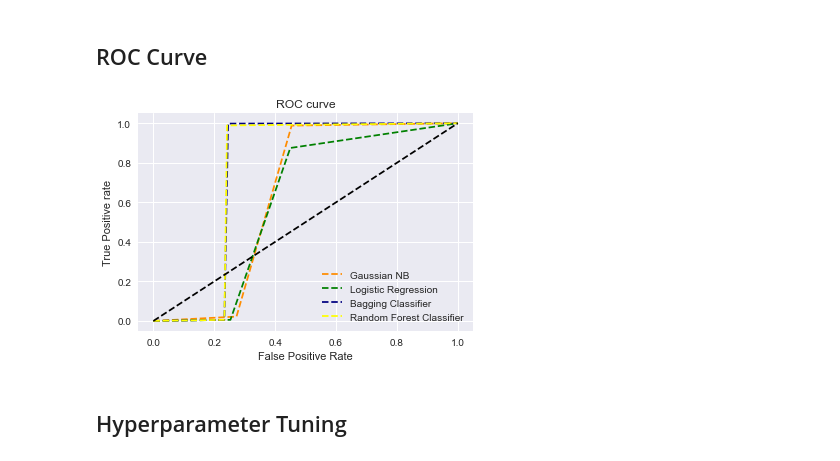
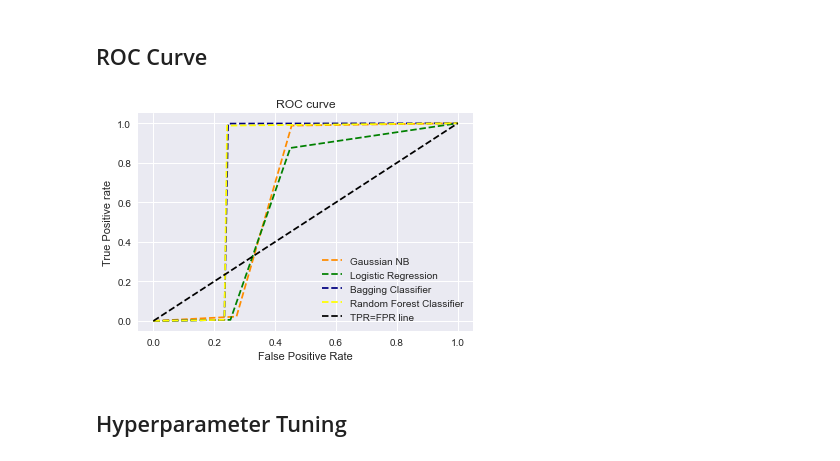
Before and after one commit to sheetalrprasad/Classification-of-Space-Objects, a Jupyter notebook: Sky Objects.ipynb, the cells around one changed output. Saved outputs shown, nothing was run; the diff lists cells and outputs as text; code cells hidden in the pictures.

```diff
--- a/Sky Objects.ipynb
+++ b/Sky Objects.ipynb
@@ -20,8 +22,8 @@ from sklearn.model_selection import GridSearchCV
 # %% [markdown]
 ## Cleaning
 # %%
-filePath = 'data/Skyserver_SQL4_7_2022 12_58_52 AM.csv'
-# filePath = 'data/sample.csv'
+filePath = 'C:/Users/asus/CS649_SkyObjectProject/data/Skyserver_SQL4_7_2022 12_58_52 AM.csv'
+#filePath = 'C:/Users/asus/CS649_SkyObjectProject/data/sample.csv'
 # %%
 def readCSV(filePath, isSample = False):
     if not isSample:
@@ -445,7 +447,7 @@ plotConfusionMatrixDF(bagConfusionMatrix)
 # %% [markdown]
 ### Random Forest Classifier
 # %%
-randomForestClassifier = RandomForestClassifier(n_estimators=100)
+randomForestClassifier = RandomForestClassifier()
 randomForestPrediction=model(randomForestClassifier, 'Random Forest Classifier', X_train, y_train)
 randomForestConfusionMatrix = confusion_matrix(y_test,randomForestPrediction)
 plotConfusionMatrixDF(randomForestConfusionMatrix)
@@ -528,27 +556,27 @@ ax.set_xticklabels(ax.get_xticklabels(), rotation = 90)
 # %%
 fpr_gnb, tpr_gnb, thresh_gnb = roc_curve(y_test, gnbPrediction, pos_label=1)
 fpr_lr, tpr_lr, thresh_lr = roc_curve(y_test, classPredictionLr, pos_label=1)
 fpr_bc, tpr_bc, thresh_bc = roc_curve(y_test, bagginClassifierPrediction, pos_label=1)
 fpr_rf, tpr_rf, thresh_rf = roc_curve(y_test, randomForestPrediction, pos_label=1)
 # roc curve for tpr = fpr
 random_probs = [0 for i in range(len(y_test))]
 p_fpr, p_tpr, _ = roc_curve(y_test, random_probs, pos_label=1)
 plt.plot(fpr_gnb, tpr_gnb, linestyle='--',color='darkorange', label='Gaussian NB')
 plt.plot(fpr_lr, tpr_lr, linestyle='--',color='green', label='Logistic Regression')
 plt.plot(fpr_bc, tpr_bc, linestyle='--',color='navy', label='Bagging Classifier')
 plt.plot(fpr_rf, tpr_rf, linestyle='--',color='yellow', label='Random Forest Classifier')
-plt.plot(p_fpr, p_tpr, linestyle='--', color='black')
+plt.plot(p_fpr, p_tpr, linestyle='--', color='black', label='TPR=FPR line')
 # title
 plt.title('ROC curve')
 # x label
 plt.xlabel('False Positive Rate')
 # y label
 plt.ylabel('True Positive rate')
 plt.legend(loc='best')
 #plt.savefig('ROC',dpi=300)
 plt.show()
 # %% [output]
-[figure, old version]
+[figure, new version]
 # %% [markdown]
 ## Hyperparameter Tuning
 # %%
```
Also changed, not shown: parts of 20 cells of this notebook, 2 other files.
